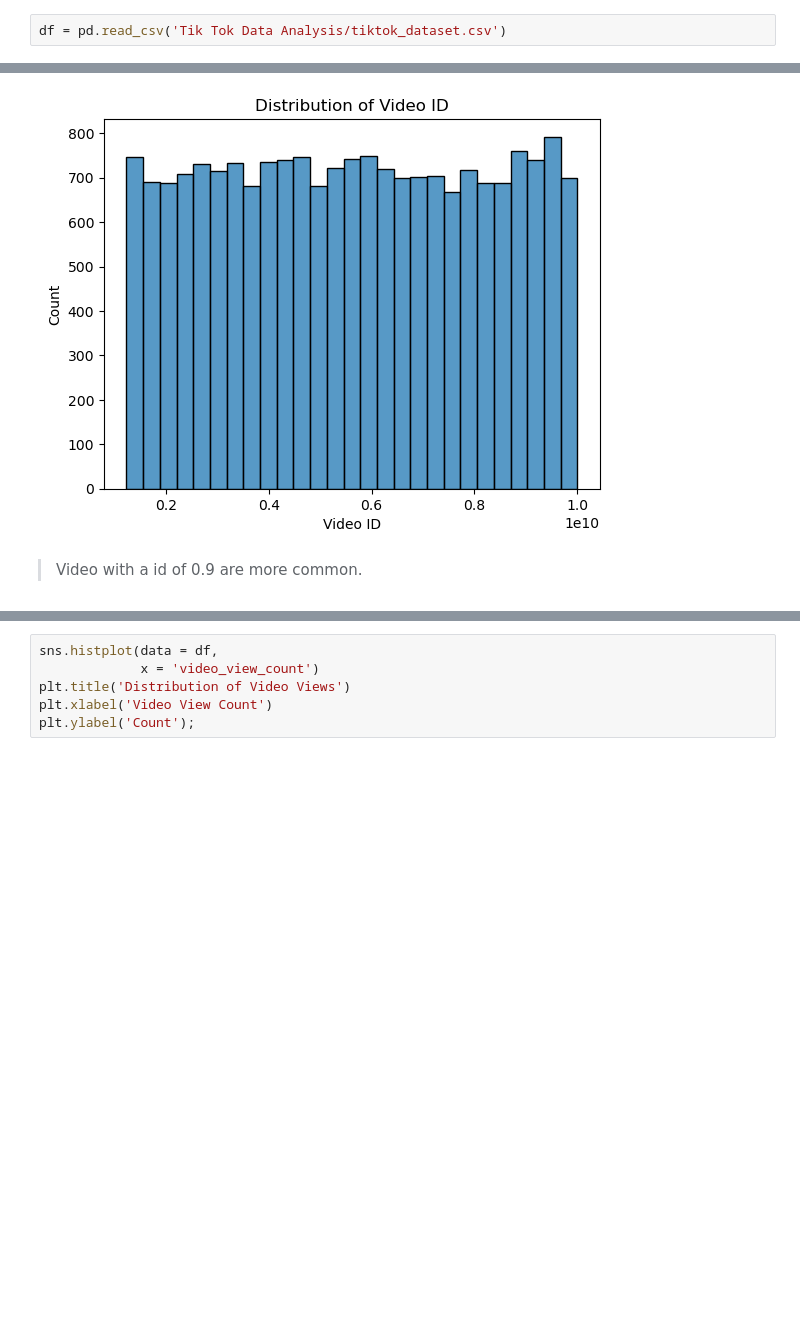
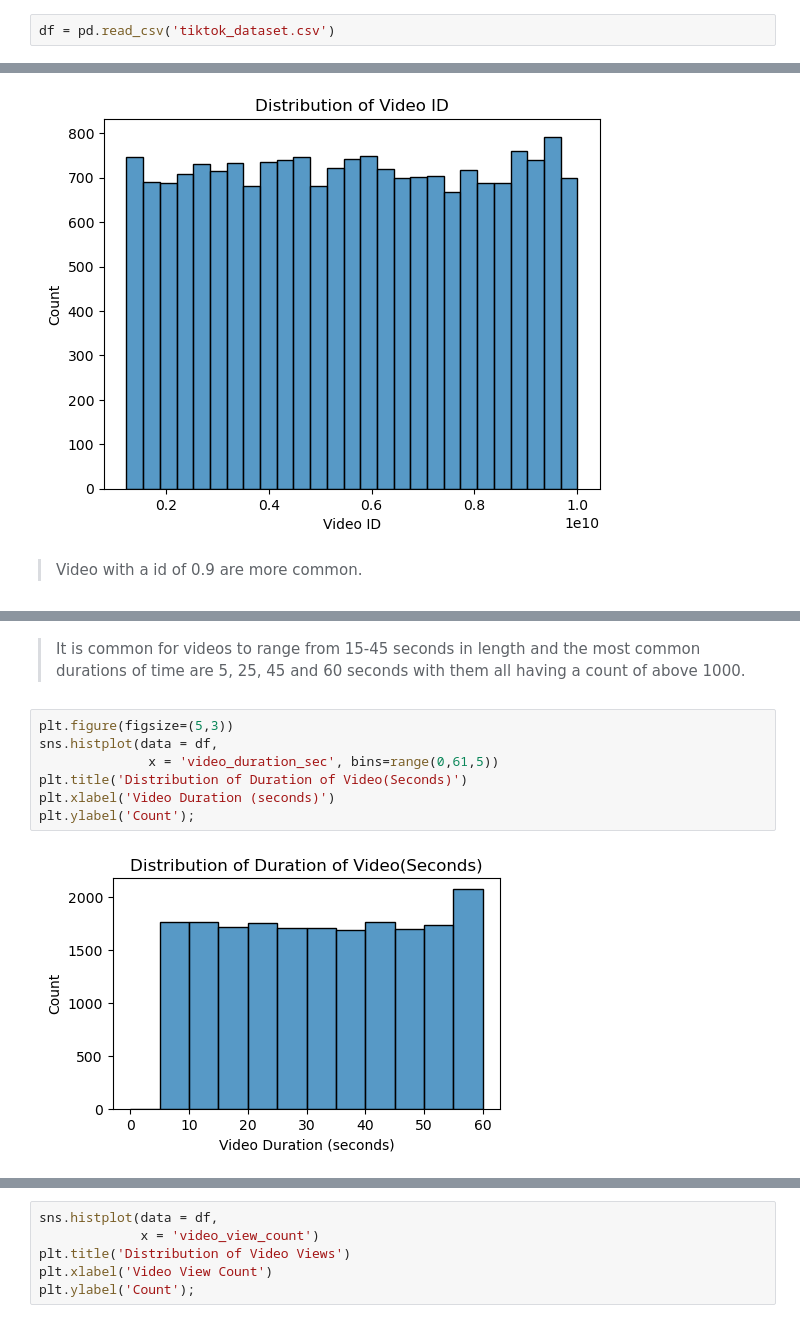
Before and after one commit to alishanstyles/Projects, a Jupyter notebook: Documents/coding-temple/Tik Tok Data Analysis/Untitled.ipynb, the cells around one changed output, grey strips where cells are left out. Cells and saved outputs as stored; diff of their text form; blank space fills up the shorter version.

```diff
--- a/Documents/coding-temple/Tik Tok Data Analysis/Untitled.ipynb
+++ b/Documents/coding-temple/Tik Tok Data Analysis/Untitled.ipynb
@@ -4,7 +4,7 @@ import seaborn as sns
 import matplotlib.pyplot as plt
 import numpy as np
 # %%
-df = pd.read_csv('Tik Tok Data Analysis/tiktok_dataset.csv')
+df = pd.read_csv('tiktok_dataset.csv')
 # %%
 # Taking a look at the data
 df.head()
@@ -125,0 +124,11 @@ plt.ylabel('Count');
+# %% [markdown]
+> It is common for videos to range from 15-45 seconds in length and the most common durations of time are 5, 25, 45 and 60 seconds with them all having a count of above 1000.
+# %%
+plt.figure(figsize=(5,3))
+sns.histplot(data = df,
+              x = 'video_duration_sec', bins=range(0,61,5))
+plt.title('Distribution of Duration of Video(Seconds)')
+plt.xlabel('Video Duration (seconds)')
+plt.ylabel('Count');
+# %% [output]
+[figure, added]
```
Also changed, not shown: parts of 8 cells of this notebook.
